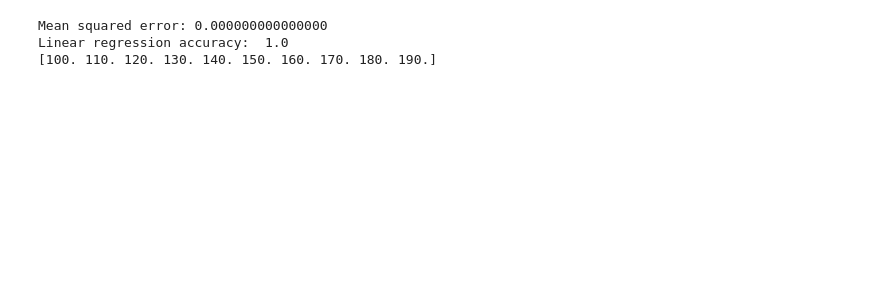
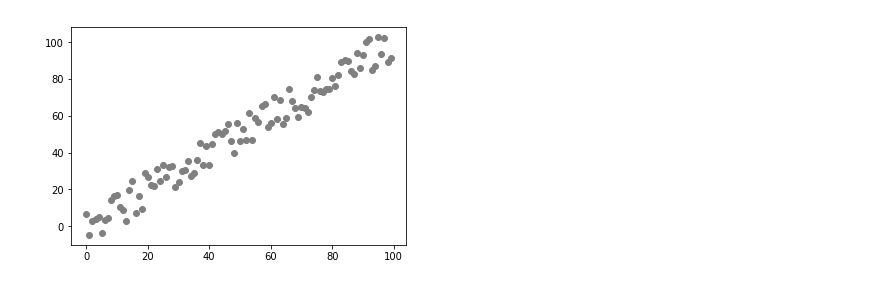
Before and after one commit to lucasvieirademiranda/linear_regression, a Jupyter notebook: Linear Regression_OLD.ipynb, the cells around one changed output. Drawn from its saved outputs; the diff is of its cells as text; code cells hidden in the pictures; blank space fills up the shorter version.

Commit message:
Ajustes na regressão linear

```diff
--- a/Linear Regression_OLD.ipynb
+++ b/Linear Regression_OLD.ipynb
@@ -4,0 +10,19 @@ from sklearn.metrics import mean_squared_error
+# %%
+total_data = 100
+
+x = np.arange(total_data)
+
+np.random.shuffle(x)
+
+delta = np.random.uniform(-10, 10, size = (total_data,))
+
+y = x + delta
+
+plt.scatter(x, y, color = 'gray')
+
+plt.xticks()
+plt.yticks()
+
+plt.show()
+# %% [output]
+[figure, added]
@@ -34,18 +74,0 @@ validation_y = np.array([100, 110, 120, 130, 140, 150, 160, 170, 180, 190])
-# %%
-r = linear_model.SGDRegressor(max_iter = 1000,
-                              learning_rate = "constant",
-                              penalty = None,
-                              fit_intercept = False,
-                              eta0 = 0.01)
-
-r.fit(training_X, training_y)
-
-prediction_y = r.predict(validation_X)
-
-print("Mean squared error: %.15f" % mean_squared_error(validation_y, prediction_y))
-print('Linear regression accuracy: ', r.score(validation_X, validation_y))
-print(prediction_y)
-# %% [output]
-Mean squared error: 0.000000000000000
-Linear regression accuracy:  1.0
-[100. 110. 120. 130. 140. 150. 160. 170. 180. 190.]
```
Also changed, not shown: parts of 14 cells of this notebook, 1 other file.
